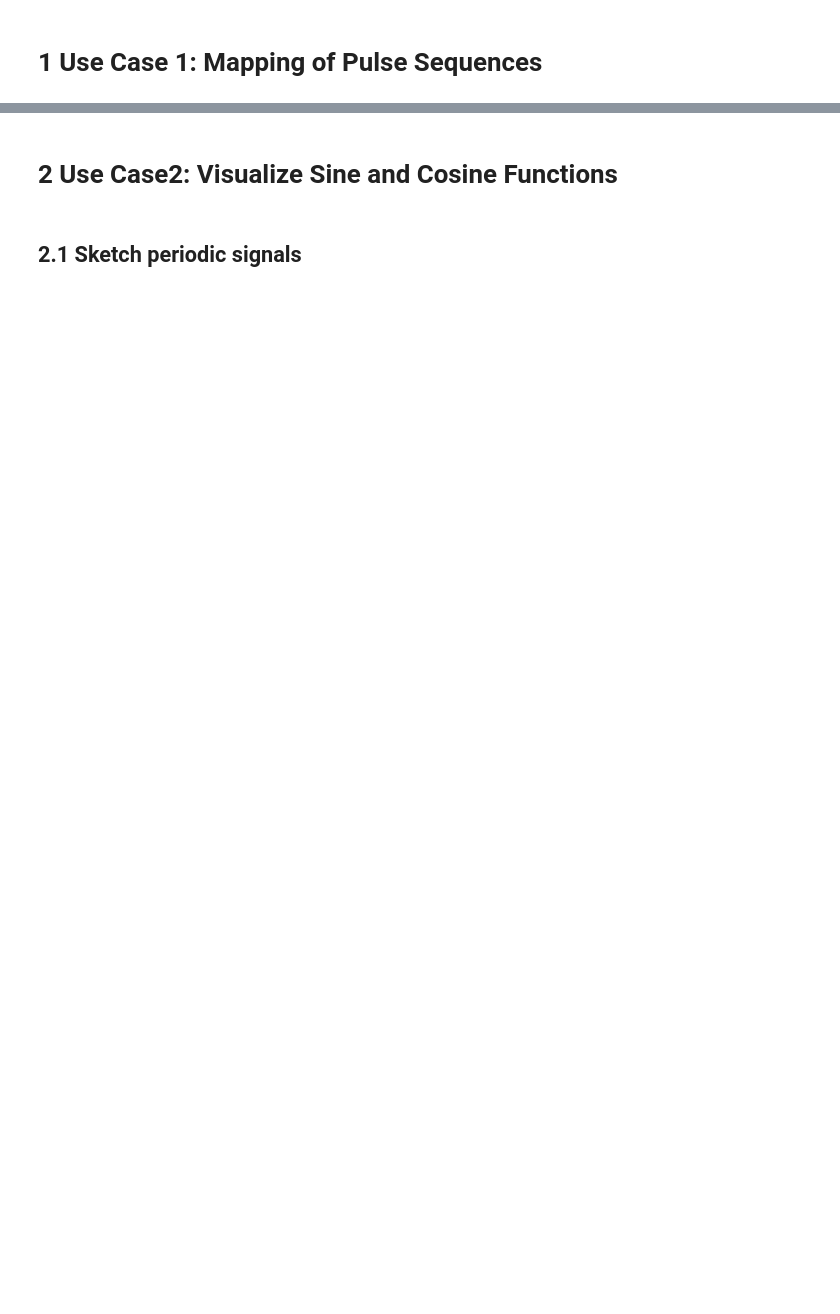
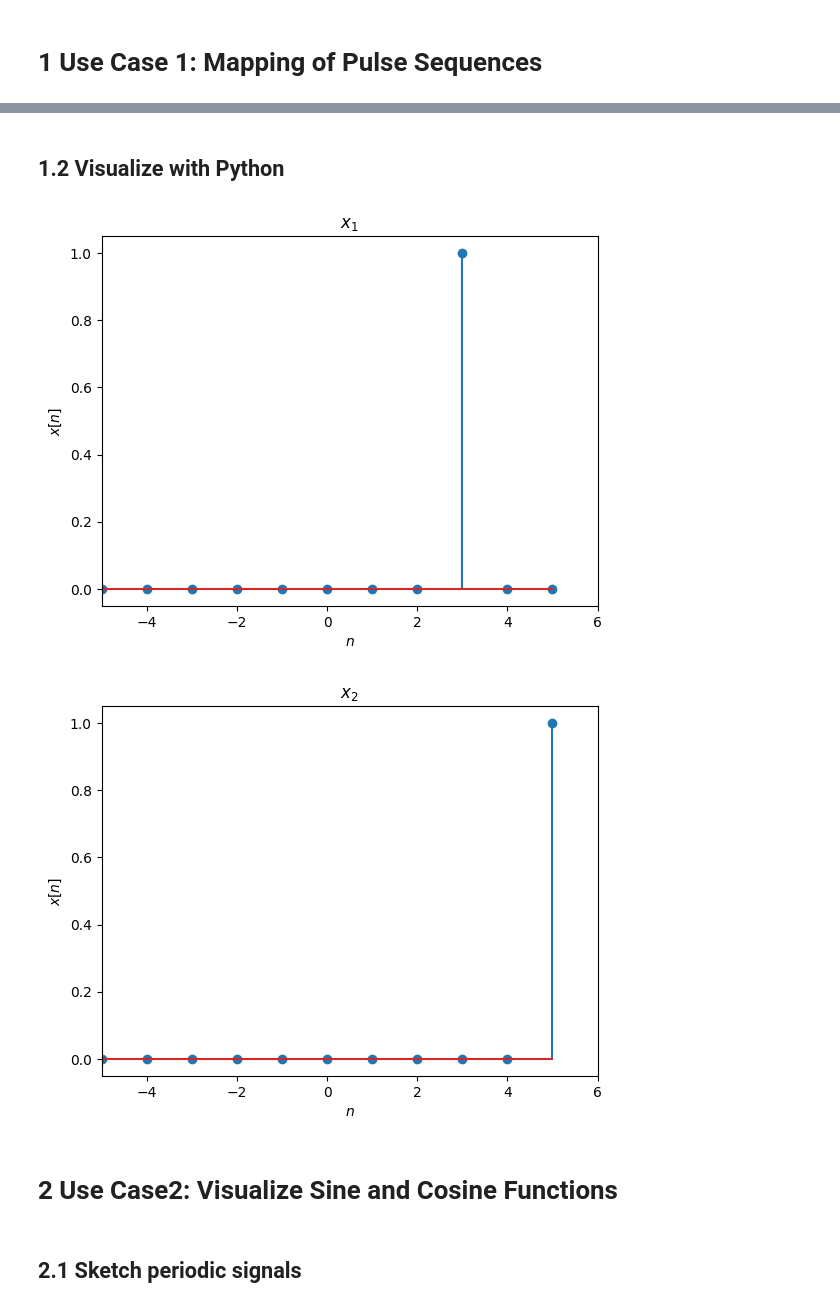
Before and after one commit to arnav-arg/Biomedical-Image-and-Signal-Analysis-Exercises, a Jupyter notebook: E01/E01.ipynb, the cells around one changed output, grey strips where cells are left out. Drawn from its saved outputs; the diff is of its cells as text; code cells hidden in the pictures; blank space fills up the shorter version.

Commit message:
Completed the 1.2 Visualize with Python part by filling in the blanks in the code snippet

```diff
--- a/E01/E01.ipynb
+++ b/E01/E01.ipynb
@@ -8,6 +8,39 @@
 # %% [markdown]
 ## 1.1 Sketch impulse sequence
 ![image.png](attachment:8a0a4c5e-0110-440a-9575-4d1a6609310d.png)
+# %% [markdown]
+## 1.2 Visualize with Python
+# %%
+import matplotlib.pyplot as plt
+
+
+def impulse_function(n: int) -> float:
+    # Our default value is 0
+    y = 0.0
+    if n == 0:
+        y = 1.0
+    return y
+
+
+n = range(-5, 6)
+x_1 = []
+x_2 = []
+
+for value in n:
+    x_1.append(impulse_function(value - 3))
+    x_2.append(impulse_function(value - 5))
+
+for title, x in [("x_1", x_1), ("x_2", x_2)]:
+    plt.title(f"${title}$")
+    plt.stem(n, x)
+    plt.xlim(n[0], n[-1] + 1)
+    plt.xlabel("$n$")
+    plt.ylabel("$x[n]$")
+
+    plt.show()
+# %% [output]
+[figure, added]
+[figure, added]
 # %% [markdown]
 # 2 Use Case2: Visualize Sine and Cosine Functions
 # %% [markdown]
```
Also changed, not shown: parts of 1 cell of this notebook.
